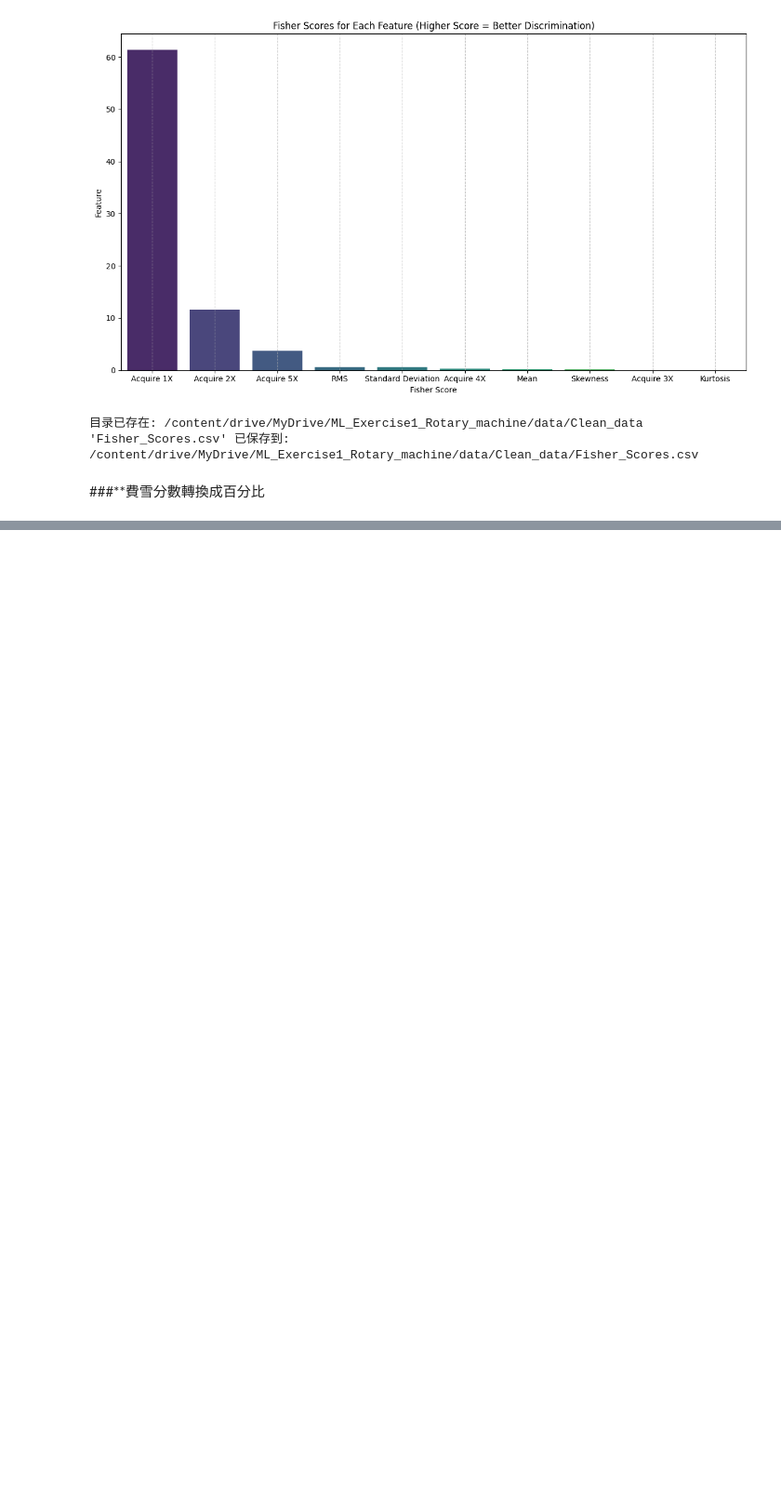
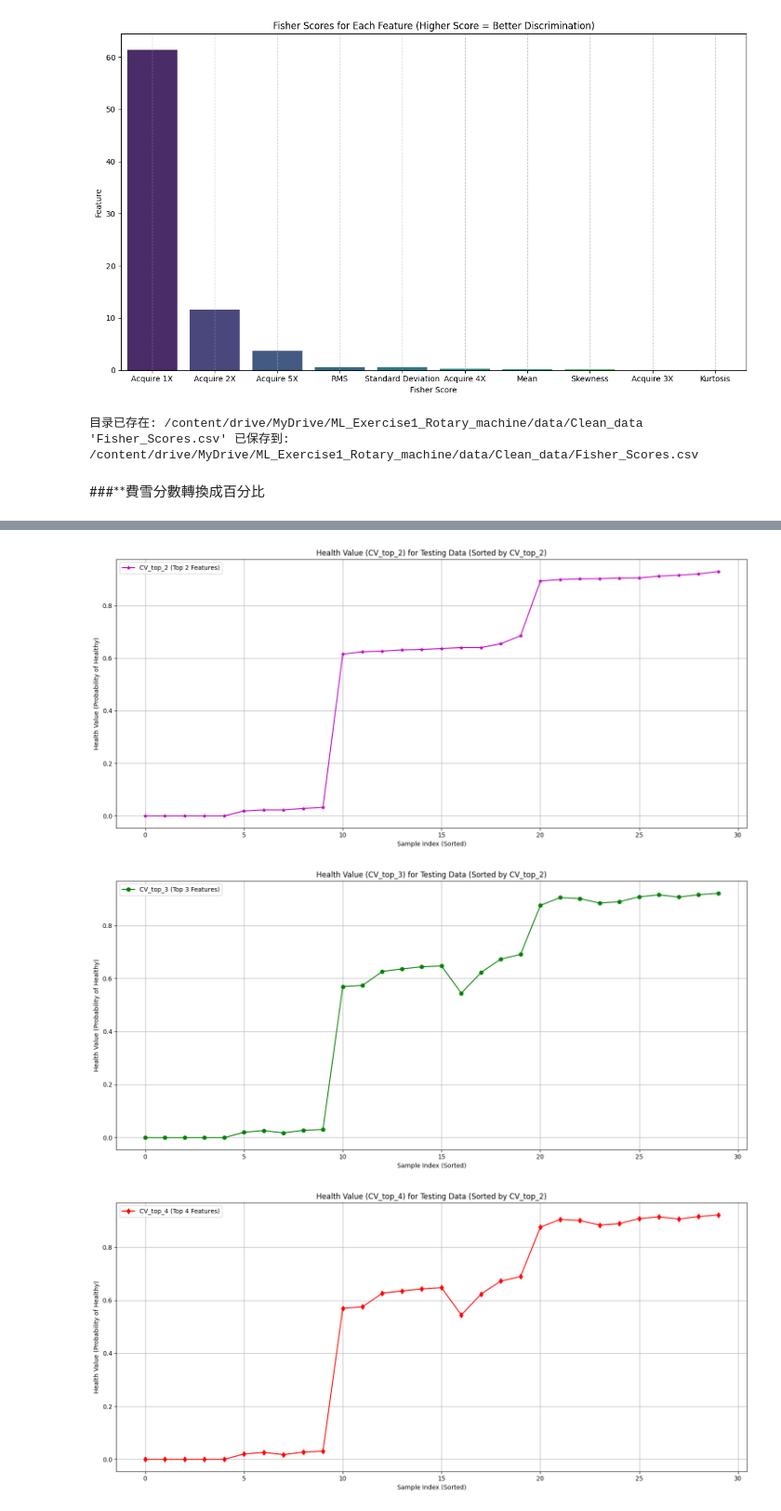
Before and after one commit to sula316/ML_Exercise1_Rotary_machine, a Jupyter notebook: ML_Exercise1_Rotary_machine_Step1_Data_Preprocessing.ipynb, the cells around one changed output, grey strips where cells are left out. Shown at 93% size. Drawn from its saved outputs; the diff is of its cells as text; code cells hidden in the pictures; blank space fills up the shorter version.

```diff
--- a/ML_Exercise1_Rotary_machine_Step1_Data_Preprocessing.ipynb
+++ b/ML_Exercise1_Rotary_machine_Step1_Data_Preprocessing.ipynb
@@ -1598,0 +1658,15 @@ plt.show()
+# %%
+import numpy as np
+
+# Initialize a NumPy array of size 40 for the labels
+# Assuming a total of 40 samples (20 healthy + 20 faulty/unbalance)
+Label = np.zeros(40)
+
+# Assign 0.95 to the first 20 elements (healthy set)
+Label[0:20] = 0.95
+
+# Assign 0.05 to the next 20 elements (unbalance set)
+Label[20:40] = 0.05
+
+print("Generated Label array:")
+display(Label)
@@ -1598,0 +1878,44 @@ plt.show()
+# %%
+import matplotlib.pyplot as plt
+
+# Assuming CV_df is available from the previous step (vN4iS50XLMZI)
+
+# Sort CV_df based on 'CV_top_2' to put values less than 0.4 on the left
+CV_df_sorted = CV_df.sort_values(by='CV_top_2', ascending=True).reset_index(drop=True)
+
+# Define the CV series and their plotting styles
+cv_series = {
+    'CV_top_2': {'label': 'CV_top_2 (Top 2 Features)', 'style': 'm*-'},
+    'CV_top_3': {'label': 'CV_top_3 (Top 3 Features)', 'style': 'go-'},
+    'CV_top_4': {'label': 'CV_top_4 (Top 4 Features)', 'style': 'rd-'},
+    'CV_top_5': {'label': 'CV_top_5 (Top 5 Features)', 'style': 'b^-'}
+}
+
+# --- Plot each CV series separately ---
+for col_name, config in cv_series.items():
+    plt.figure(figsize=(15, 7))
+    plt.plot(CV_df_sorted[col_name], config['style'], label=config['label'])
+    plt.title(f'Health Value ({col_name}) for Testing Data (Sorted by CV_top_2)')
+    plt.xlabel('Sample Index (Sorted)')
+    plt.ylabel('Health Value (Probability of Healthy)')
+    plt.grid(True)
+    plt.legend()
+    plt.tight_layout()
+    plt.show()
+
+# --- Plot all CV series overlaid on a single figure ---
+plt.figure(figsize=(15, 7))
+for col_name, config in cv_series.items():
+    plt.plot(CV_df_sorted[col_name], config['style'], label=config['label'])
+
+plt.title('All Health Values (CV) for Testing Data (Sorted by CV_top_2)')
+plt.xlabel('Sample Index (Sorted)')
+plt.ylabel('Health Value (Probability of Healthy)')
+plt.grid(True)
+plt.legend()
+plt.tight_layout()
+plt.show()
+# %% [output]
+[figure, added]
+[figure, added]
+[figure, added]
```
Also changed, not shown: parts of 12 cells of this notebook.
